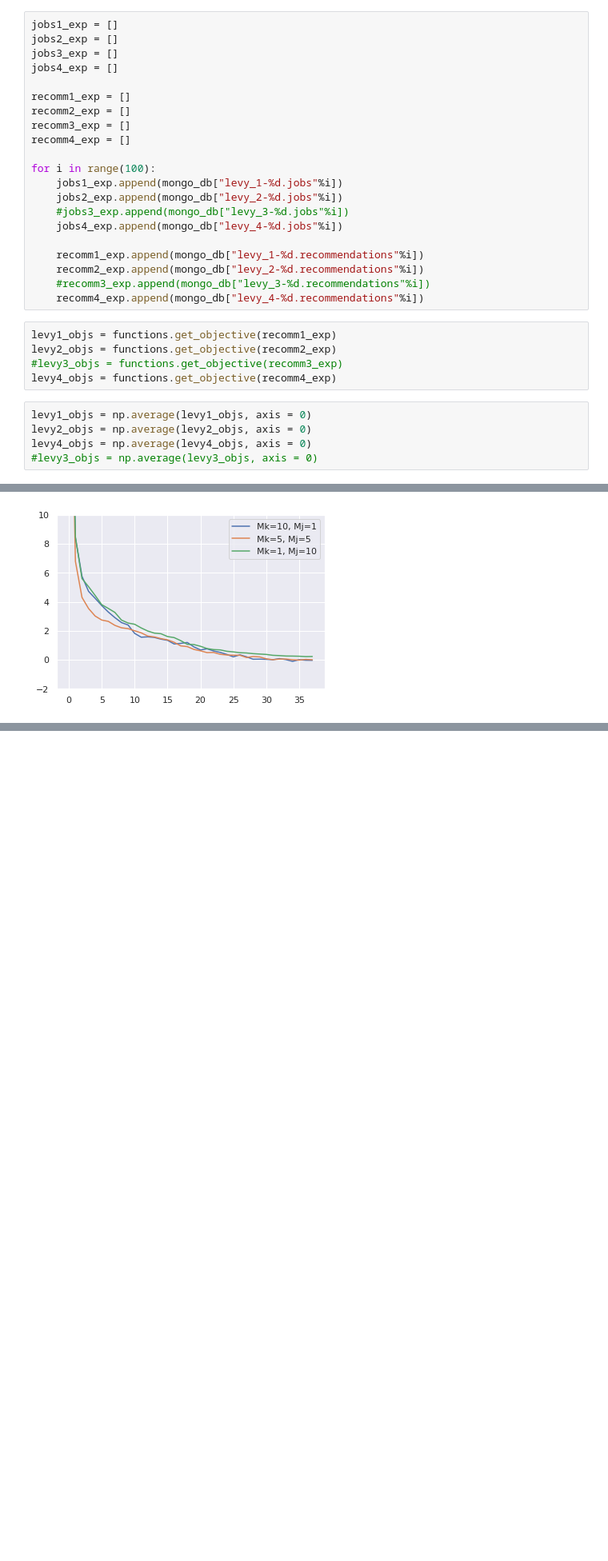
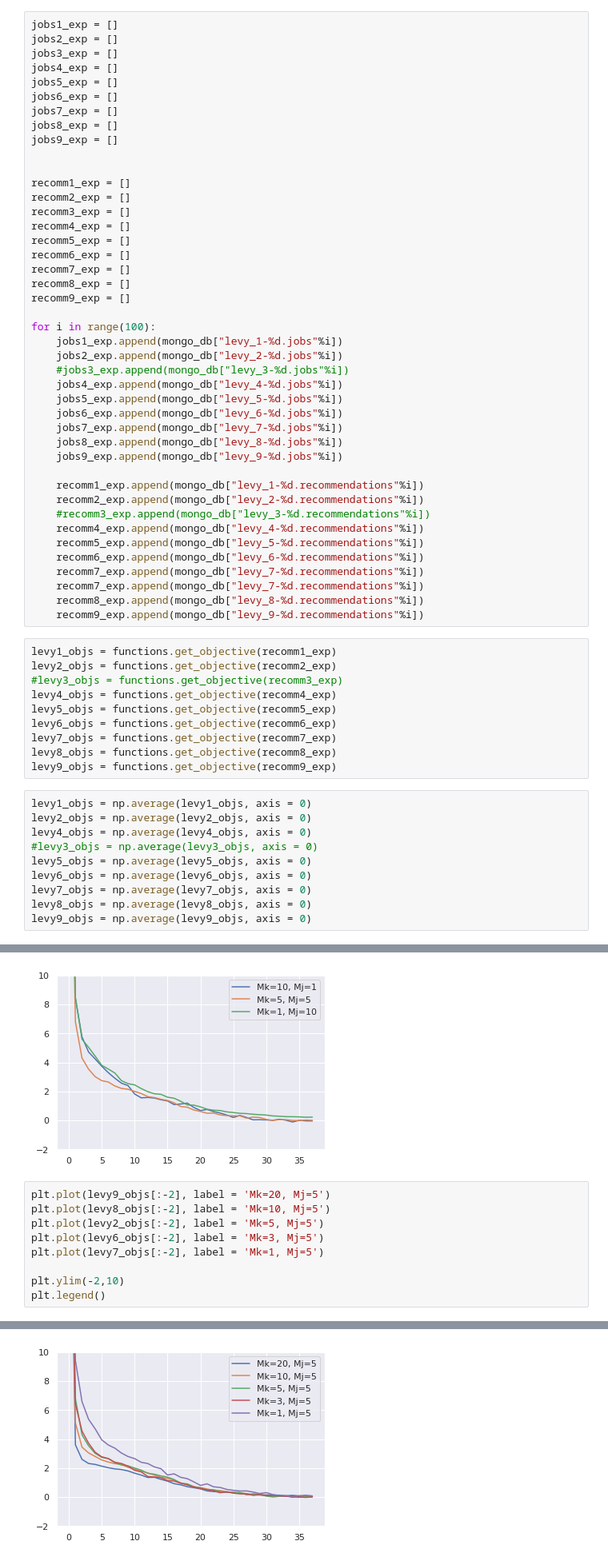
Before and after one commit to kkh8676/opt_functions, a Jupyter notebook: discretize_level_vs_Mk_Mj_for_levy.ipynb, the cells around one changed output, grey strips where cells are left out. Shown at 80% size. Cells and saved outputs as stored; diff of their text form; blank space fills up the shorter version.

```diff
--- a/discretize_level_vs_Mk_Mj_for_levy.ipynb
+++ b/discretize_level_vs_Mk_Mj_for_levy.ipynb
@@ -45,32 +45,64 @@ jobs1_exp = []
 jobs2_exp = []
 jobs3_exp = []
 jobs4_exp = []
+jobs5_exp = []
+jobs6_exp = []
+jobs7_exp = []
+jobs8_exp = []
+jobs9_exp = []
+
 
 recomm1_exp = []
 recomm2_exp = []
 recomm3_exp = []
 recomm4_exp = []
+recomm5_exp = []
+recomm6_exp = []
+recomm7_exp = []
+recomm8_exp = []
+recomm9_exp = []
 
 for i in range(100):
     jobs1_exp.append(mongo_db["levy_1-%d.jobs"%i])
     jobs2_exp.append(mongo_db["levy_2-%d.jobs"%i])
     #jobs3_exp.append(mongo_db["levy_3-%d.jobs"%i])
     jobs4_exp.append(mongo_db["levy_4-%d.jobs"%i])
+    jobs5_exp.append(mongo_db["levy_5-%d.jobs"%i])
+    jobs6_exp.append(mongo_db["levy_6-%d.jobs"%i])
+    jobs7_exp.append(mongo_db["levy_7-%d.jobs"%i])
+    jobs8_exp.append(mongo_db["levy_8-%d.jobs"%i])
+    jobs9_exp.append(mongo_db["levy_9-%d.jobs"%i])
 
     recomm1_exp.append(mongo_db["levy_1-%d.recommendations"%i])
     recomm2_exp.append(mongo_db["levy_2-%d.recommendations"%i])
     #recomm3_exp.append(mongo_db["levy_3-%d.recommendations"%i])
     recomm4_exp.append(mongo_db["levy_4-%d.recommendations"%i])
+    recomm5_exp.append(mongo_db["levy_5-%d.recommendations"%i])
+    recomm6_exp.append(mongo_db["levy_6-%d.recommendations"%i])
+    recomm7_exp.append(mongo_db["levy_7-%d.recommendations"%i])
+    recomm7_exp.append(mongo_db["levy_7-%d.recommendations"%i])
+    recomm8_exp.append(mongo_db["levy_8-%d.recommendations"%i])
+    recomm9_exp.append(mongo_db["levy_9-%d.recommendations"%i])
 # %%
 levy1_objs = functions.get_objective(recomm1_exp)
 levy2_objs = functions.get_objective(recomm2_exp)
 #levy3_objs = functions.get_objective(recomm3_exp)
 levy4_objs = functions.get_objective(recomm4_exp)
+levy5_objs = functions.get_objective(recomm5_exp)
+levy6_objs = functions.get_objective(recomm6_exp)
+levy7_objs = functions.get_objective(recomm7_exp)
+levy8_objs = functions.get_objective(recomm8_exp)
+levy9_objs = functions.get_objective(recomm9_exp)
 # %%
 levy1_objs = np.average(levy1_objs, axis = 0)
 levy2_objs = np.average(levy2_objs, axis = 0)
 levy4_objs = np.average(levy4_objs, axis = 0)
 #levy3_objs = np.average(levy3_objs, axis = 0)
+levy5_objs = np.average(levy5_objs, axis = 0)
+levy6_objs = np.average(levy6_objs, axis = 0)
+levy7_objs = np.average(levy7_objs, axis = 0)
+levy8_objs = np.average(levy8_objs, axis = 0)
+levy9_objs = np.average(levy9_objs, axis = 0)
 # %%
 plt.plot(levy1_objs[:-2], label = 'Mk=10, Mj=1')
 plt.plot(levy2_objs[:-2], label = 'Mk=5, Mj=5')
@@ -80,3 +112,13 @@ plt.legend()
 # %% [output]
 <matplotlib.legend.Legend at 0x...>
 [figure]
+# %%
+plt.plot(levy9_objs[:-2], label = 'Mk=20, Mj=5')
+plt.plot(levy8_objs[:-2], label = 'Mk=10, Mj=5')
+plt.plot(levy2_objs[:-2], label = 'Mk=5, Mj=5')
+plt.plot(levy6_objs[:-2], label = 'Mk=3, Mj=5')
+plt.plot(levy7_objs[:-2], label = 'Mk=1, Mj=5')
+
+plt.ylim(-2,10)
+plt.legend()
+# %% [output]
@@ -83,3 +126,4 @@ plt.legend()
+[figure, added]
 # %% [markdown]
 ### Getting immediate Regret IR measure
 # %%
```
Also changed, not shown: parts of 8 cells of this notebook.
